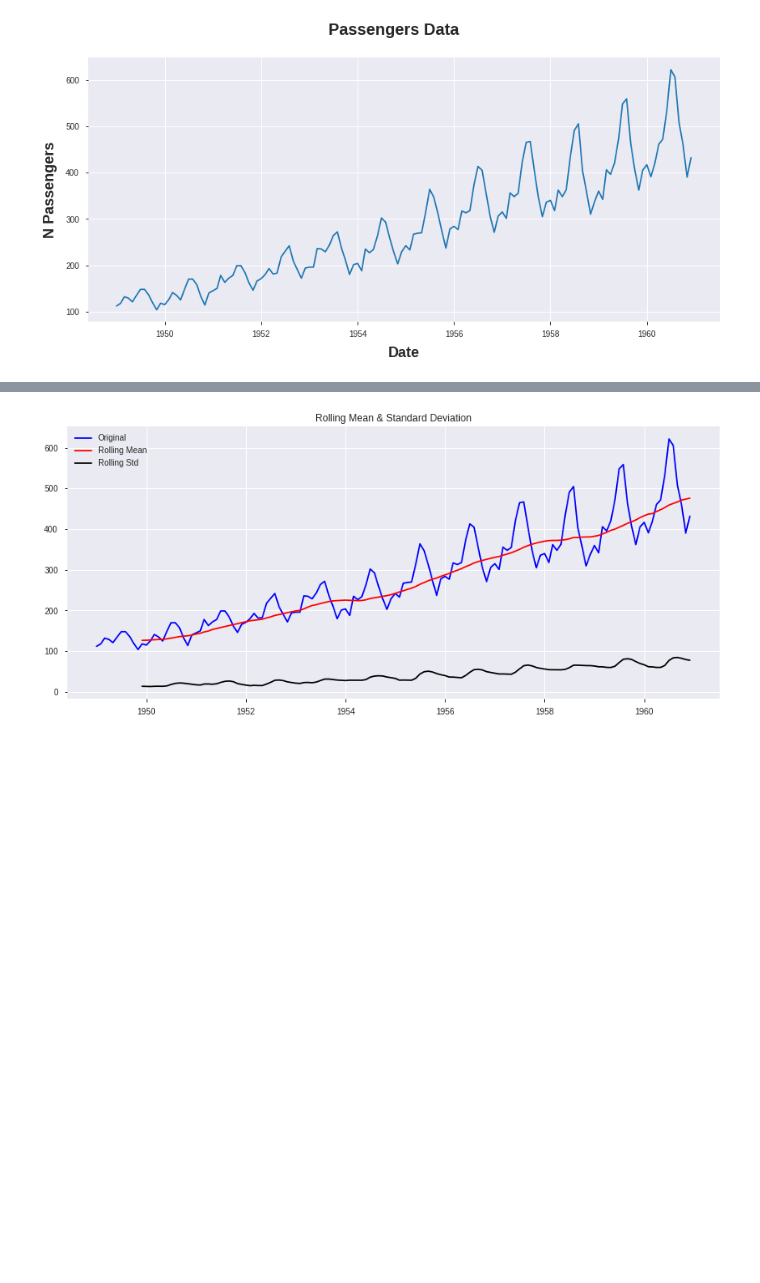
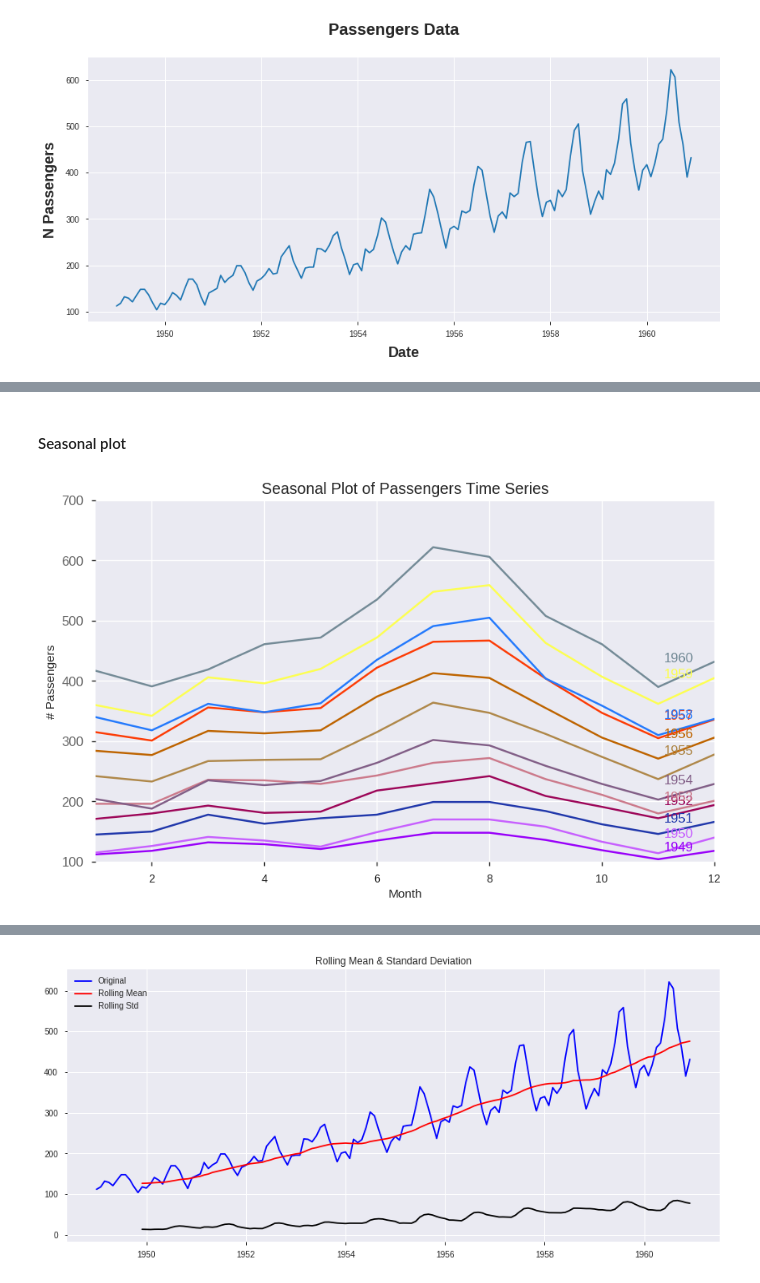
Before and after one commit to jgdelrio/tutorials, a Jupyter notebook: TimeSeries/01_Classical_TS_Forecasting.ipynb, the cells around one changed output, grey strips where cells are left out. Saved outputs shown, nothing was run; the diff lists cells and outputs as text; code cells hidden in the pictures; blank space fills up the shorter version.

```diff
--- a/TimeSeries/01_Classical_TS_Forecasting.ipynb
+++ b/TimeSeries/01_Classical_TS_Forecasting.ipynb
@@ -205,0 +237,29 @@ fig.savefig(os.path.join(FIGURES_FOLDER, 'passengers.png'), dpi=100)
+# %% [markdown]
+#### Seasonal plot
+# %%
+passengers_df['date'] = passengers_df.index
+passengers_df['year'] = passengers_df['date'].apply(lambda x: x.year)
+passengers_df['month'] = passengers_df['date'].apply(lambda x: x.month)
+years = passengers_df['year'].unique()
+
+# Define Colors
+np.random.seed(100)
+colors = np.random.choice(list(mpl.colors.XKCD_COLORS.keys()), len(years), replace=False)
+
+# Plot
+plt.figure(figsize=(10, 6), dpi= 100);
+for i, y in enumerate(years):
+    plt.plot('month', 'Passengers',
+             data=passengers_df.loc[passengers_df.year==y, :],
+             color=colors[i], label=str(y))
+    plt.text(passengers_df.loc[passengers_df.year==y, :].shape[0]-.9,
+             passengers_df.loc[passengers_df.year==y, 'Passengers'][-1:].values[0],
+             y, fontsize=12, color=colors[i])
+
+# Title and Labels
+plt.gca().set(xlim=(1, 12), ylim=(100, 700), ylabel='# Passengers', xlabel='Month')
+plt.yticks(fontsize=12, alpha=.7)
+plt.title("Seasonal Plot of Passengers Time Series", fontsize=14)
+plt.show()
+# %% [output]
+[figure, added]
```
Also changed, not shown: parts of 44 cells of this notebook, 2 other files.
